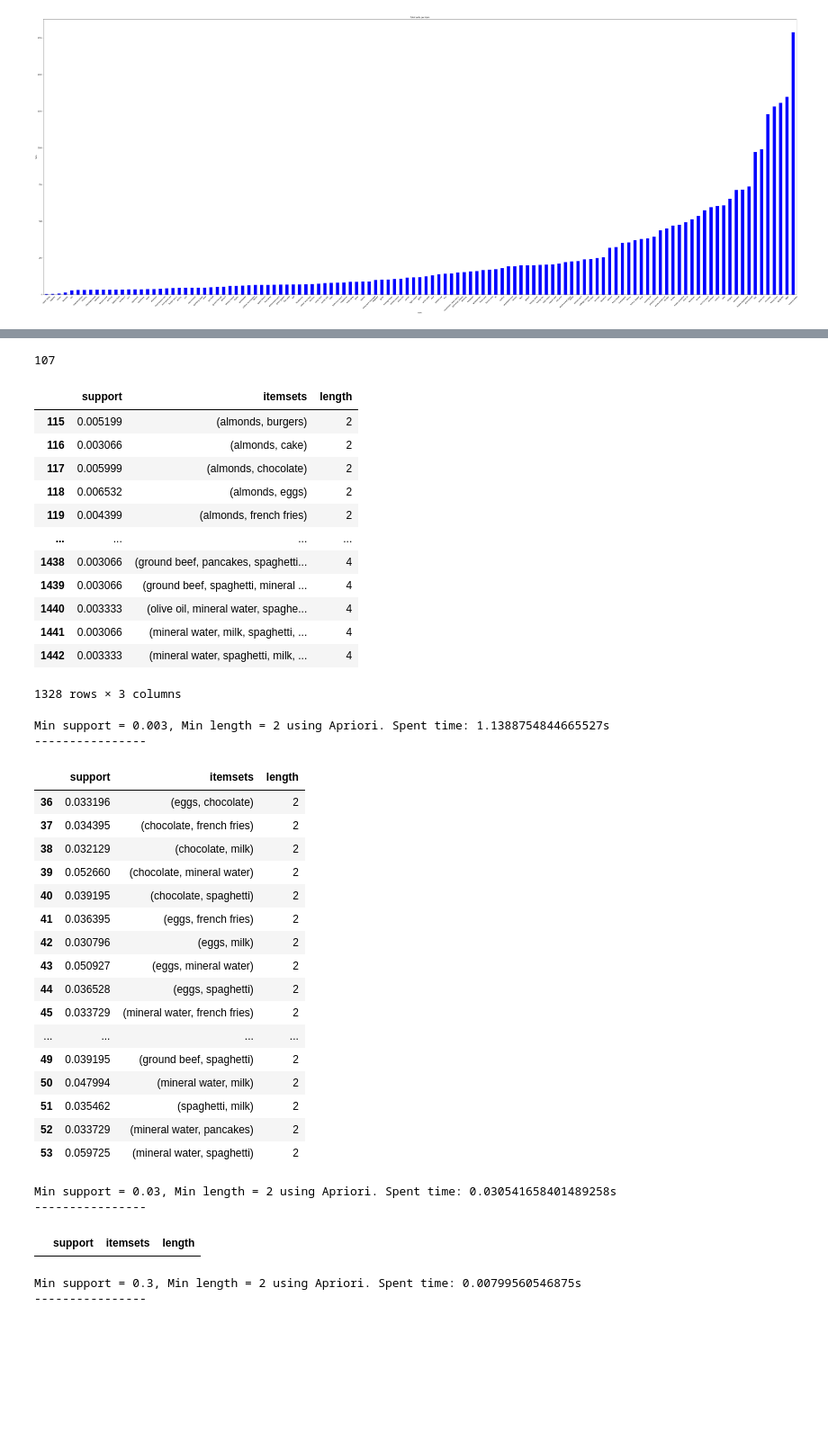
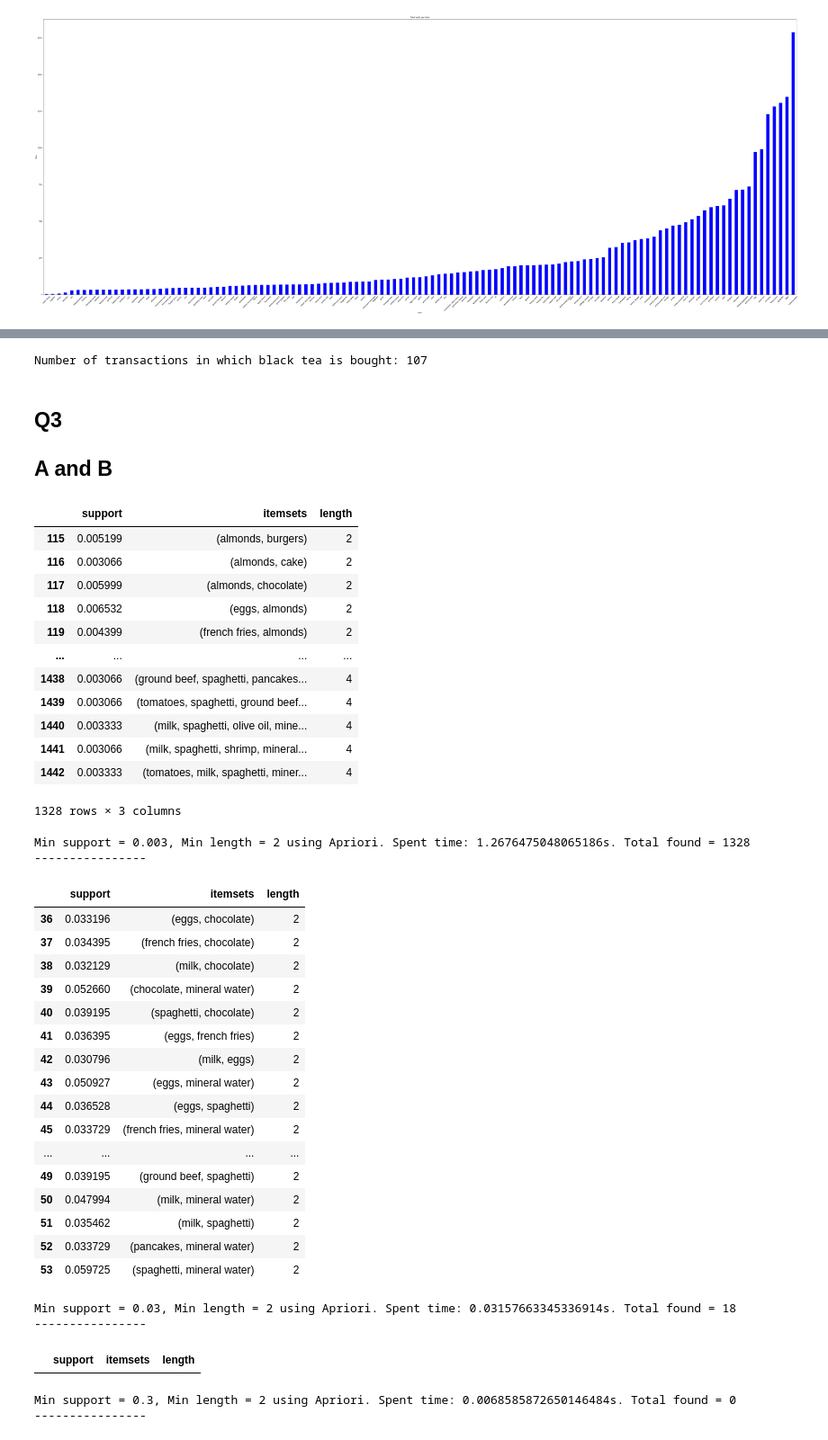
Before and after one commit to tahafkh/Data-Mining, a Jupyter notebook: CA2/Codes/CA2.ipynb, the cells around one changed output, grey strips where cells are left out. Shown: that part at 90% size. Saved outputs shown, nothing was run; the diff lists cells and outputs as text; code cells hidden in the pictures; blank space fills up the shorter version.

```diff
--- a/CA2/Codes/CA2.ipynb
+++ b/CA2/Codes/CA2.ipynb
@@ -41,7 +41,7 @@ from mlxtend.preprocessing import TransactionEncoder
 # %%
 def preprocess(raw_basket):
     basket_list = raw_basket.values.tolist()
-    basket = [[item.strip() for item in transaction if pd.notnull(item)] for transaction in basket_list]
+    basket = [[item.strip().lower() for item in transaction if pd.notnull(item)] for transaction in basket_list]
 
     te = TransactionEncoder()
     array = te.fit(basket).transform(basket)
@@ -107,8 +126,11 @@ dtype: int64
 # %%
 black_tea = basket[basket['black tea'] == True]
-len(black_tea)
+print('Number of transactions in which black tea is bought: {}'.format(len(black_tea)))
 # %% [output]
-107
+Number of transactions in which black tea is bought: 107
+# %% [markdown]
+## Q3
+## A and B
 # %%
 from mlxtend.frequent_patterns import apriori, fpgrowth, association_rules
 # %%
@@ -118,52 +140,53 @@ def mine_frequent_itemsets(method, basket, min_support, min_length=1):
 
     return frequent_itemsets[frequent_itemsets['length'] >= min_length]
 # %%
-message = 'Min support = {}, Min length = {} using {}. Spent time: {}s'
+message = 'Min support = {}, Min length = {} using {}. Spent time: {}s. Total found = {}'
 min_supports = [0.003, 0.03, 0.3]
 min_length = 2
 method = 'Apriori'
 
 for support in min_supports:
     t0 = time.time()
-    display(mine_frequent_itemsets(apriori, basket, support, min_length=min_length))
+    found = mine_frequent_itemsets(apriori, basket, support, min_length=min_length)
+    display(found)
     t1 = time.time()
-    print(message.format(support, min_length, method, t1 - t0))
+    print(message.format(support, min_length, method, t1 - t0, len(found)))
     print('----------------\n')
 # %% [output]
 |  | support | itemsets | length |
 | 115 | 0.005199 | (almonds, burgers) | 2 |
 | 116 | 0.003066 | (almonds, cake) | 2 |
 | 117 | 0.005999 | (almonds, chocolate) | 2 |
-| 118 | 0.006532 | (almonds, eggs) | 2 |
-| 119 | 0.004399 | (almonds, french fries) | 2 |
+| 118 | 0.006532 | (eggs, almonds) | 2 |
+| 119 | 0.004399 | (french fries, almonds) | 2 |
 | ... | ... | ... | ... |
-| 1438 | 0.003066 | (ground beef, pancakes, spaghetti... | 4 |
-| 1439 | 0.003066 | (ground beef, spaghetti, mineral ... | 4 |
-| 1440 | 0.003333 | (olive oil, mineral water, spaghe... | 4 |
-| 1441 | 0.003066 | (mineral water, milk, spaghetti, ... | 4 |
-| 1442 | 0.003333 | (mineral water, spaghetti, milk, ... | 4 |
+| 1438 | 0.003066 | (ground beef, spaghetti, pancakes... | 4 |
+| 1439 | 0.003066 | (tomatoes, spaghetti, ground beef... | 4 |
+| 1440 | 0.003333 | (milk, spaghetti, olive oil, mine... | 4 |
+| 1441 | 0.003066 | (milk, spaghetti, shrimp, mineral... | 4 |
+| 1442 | 0.003333 | (tomatoes, milk, spaghetti, miner... | 4 |
 1328 rows × 3 columns
-Min support = 0.003, Min length = 2 using Apriori. Spent time: 1.1388754844665527s
+Min support = 0.003, Min length = 2 using Apriori. Spent time: 1.2676475048065186s. Total found = 1328
 ----------------
 |  | support | itemsets | length |
 | 36 | 0.033196 | (eggs, chocolate) | 2 |
-| 37 | 0.034395 | (chocolate, french fries) | 2 |
-| 38 | 0.032129 | (chocolate, milk) | 2 |
+| 37 | 0.034395 | (french fries, chocolate) | 2 |
+| 38 | 0.032129 | (milk, chocolate) | 2 |
 | 39 | 0.052660 | (chocolate, mineral water) | 2 |
-| 40 | 0.039195 | (chocolate, spaghetti) | 2 |
+| 40 | 0.039195 | (spaghetti, chocolate) | 2 |
 | 41 | 0.036395 | (eggs, french fries) | 2 |
-| 42 | 0.030796 | (eggs, milk) | 2 |
+| 42 | 0.030796 | (milk, eggs) | 2 |
 | 43 | 0.050927 | (eggs, mineral water) | 2 |
 | 44 | 0.036528 | (eggs, spaghetti) | 2 |
-| 45 | 0.033729 | (mineral water, french fries) | 2 |
+| 45 | 0.033729 | (french fries, mineral water) | 2 |
 | ... | ... | ... | ... |
 | 49 | 0.039195 | (ground beef, spaghetti) | 2 |
-| 50 | 0.047994 | (mineral water, milk) | 2 |
-| 51 | 0.035462 | (spaghetti, milk) | 2 |
-| 52 | 0.033729 | (mineral water, pancakes) | 2 |
-| 53 | 0.059725 | (mineral water, spaghetti) | 2 |
+| 50 | 0.047994 | (milk, mineral water) | 2 |
+| 51 | 0.035462 | (milk, spaghetti) | 2 |
+| 52 | 0.033729 | (pancakes, mineral water) | 2 |
+| 53 | 0.059725 | (spaghetti, mineral water) | 2 |
-Min support = 0.03, Min length = 2 using Apriori. Spent time: 0.030541658401489258s
+Min support = 0.03, Min length = 2 using Apriori. Spent time: 0.03157663345336914s. Total found = 18
 ----------------
 |  | support | itemsets | length |
-Min support = 0.3, Min length = 2 using Apriori. Spent time: 0.00799560546875s
+Min support = 0.3, Min length = 2 using Apriori. Spent time: 0.0068585872650146484s. Total found = 0
 ----------------
```
Also changed, not shown: parts of 11 cells of this notebook, 1 other file.
